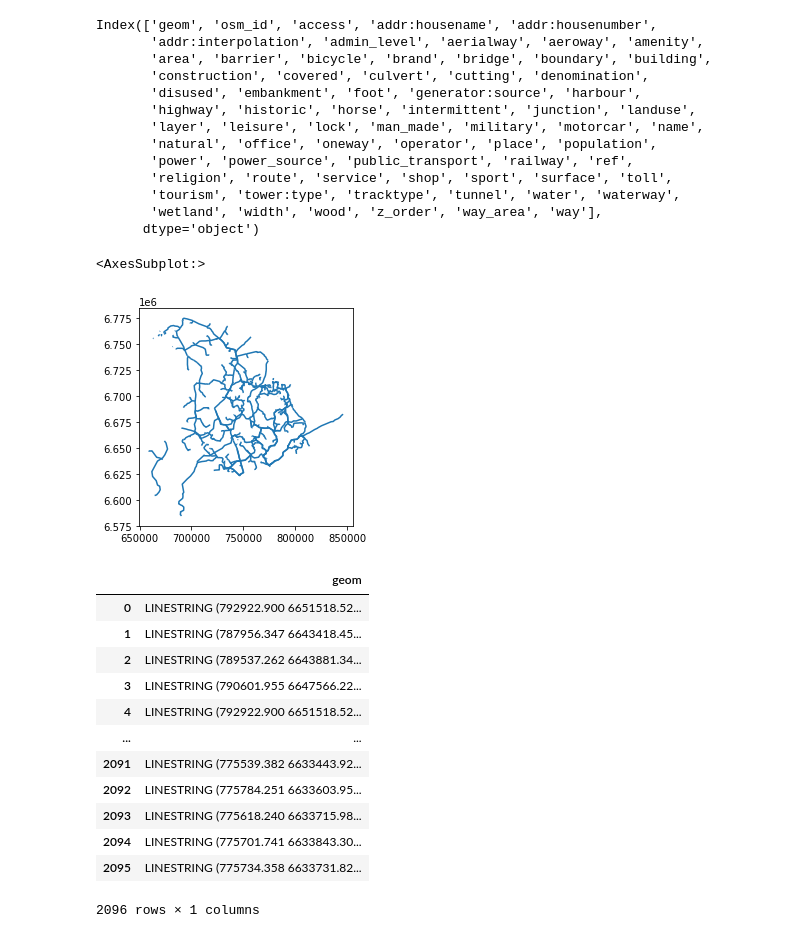
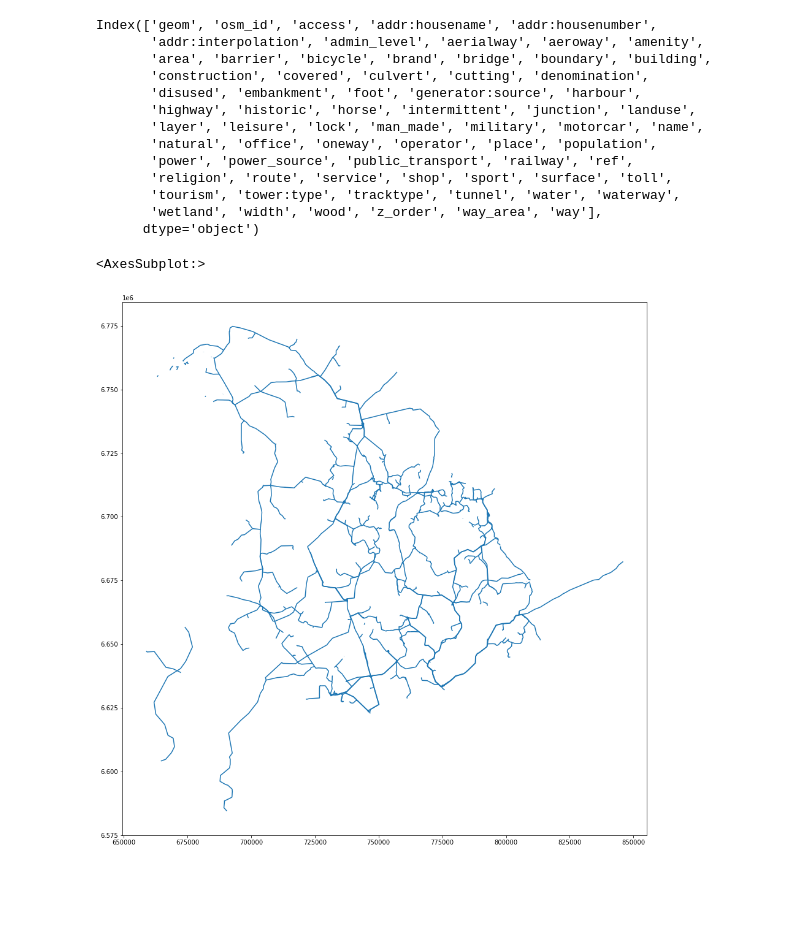
Before and after one commit to cobra79/GeoGeekSuite, a Jupyter notebook: data/jupyter/WorkInProgress/FileManager_OSM.ipynb, the cells around one changed output. Saved outputs shown, nothing was run; the diff lists cells and outputs as text; code cells hidden in the pictures; blank space fills up the shorter version.

```diff
--- a/data/jupyter/WorkInProgress/FileManager_OSM.ipynb
+++ b/data/jupyter/WorkInProgress/FileManager_OSM.ipynb
@@ -106,7 +84,8 @@ Index(['geom', 'osm_id', 'access', 'addr:housename', 'addr:housenumber',
        'wetland', 'width', 'wood', 'z_order', 'way_area', 'way'],
       dtype='object')
 # %%
-power_lines.plot()
+#power_lines.explore()
+power_lines.plot(figsize=(16, 16))
 # %% [output]
 <AxesSubplot:>
-[figure, old version]
+[figure, new version]
@@ -122,16 +91,0 @@ powerlines = gpd.GeoDataFrame.from_postgis(sql, conn)
-# %%
-powerlines
-# %% [output]
-|  | geom |
-| 0 | LINESTRING (792922.900 6651518.52... |
-| 1 | LINESTRING (787956.347 6643418.45... |
-| 2 | LINESTRING (789537.262 6643881.34... |
-| 3 | LINESTRING (790601.955 6647566.22... |
-| 4 | LINESTRING (792922.900 6651518.52... |
-| ... | ... |
-| 2091 | LINESTRING (775539.382 6633443.92... |
-| 2092 | LINESTRING (775784.251 6633603.95... |
-| 2093 | LINESTRING (775618.240 6633715.98... |
-| 2094 | LINESTRING (775701.741 6633843.30... |
-| 2095 | LINESTRING (775734.358 6633731.82... |
-2096 rows × 1 columns
```
Also changed, not shown: parts of 9 cells of this notebook, 5 other files.
